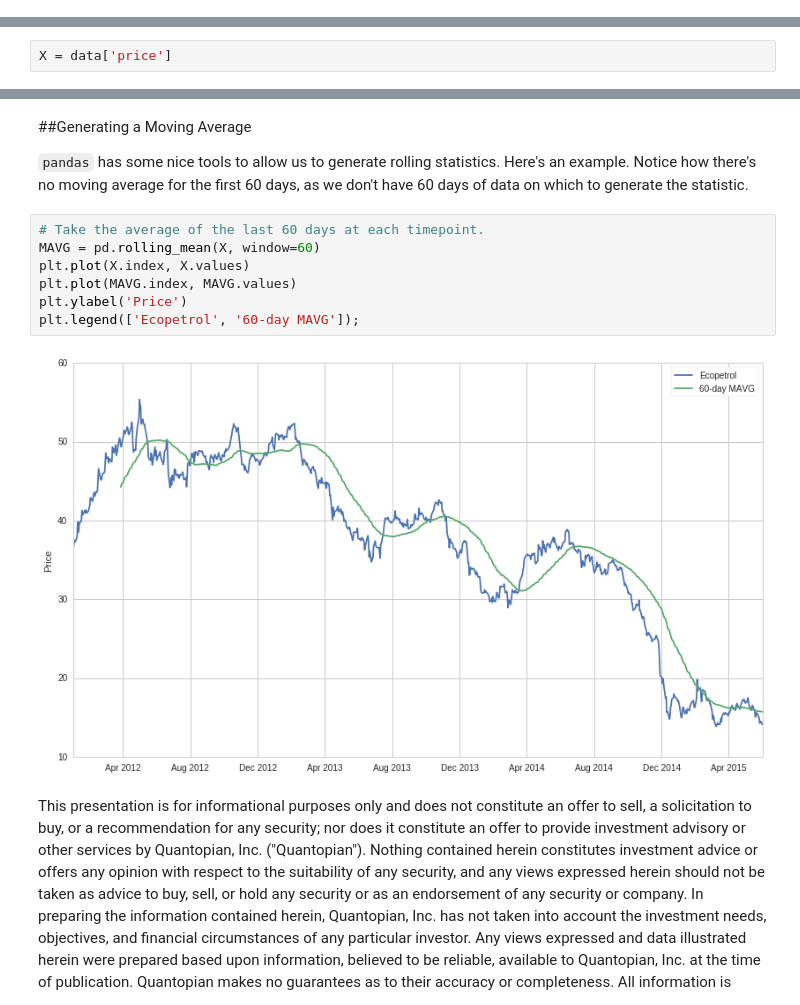
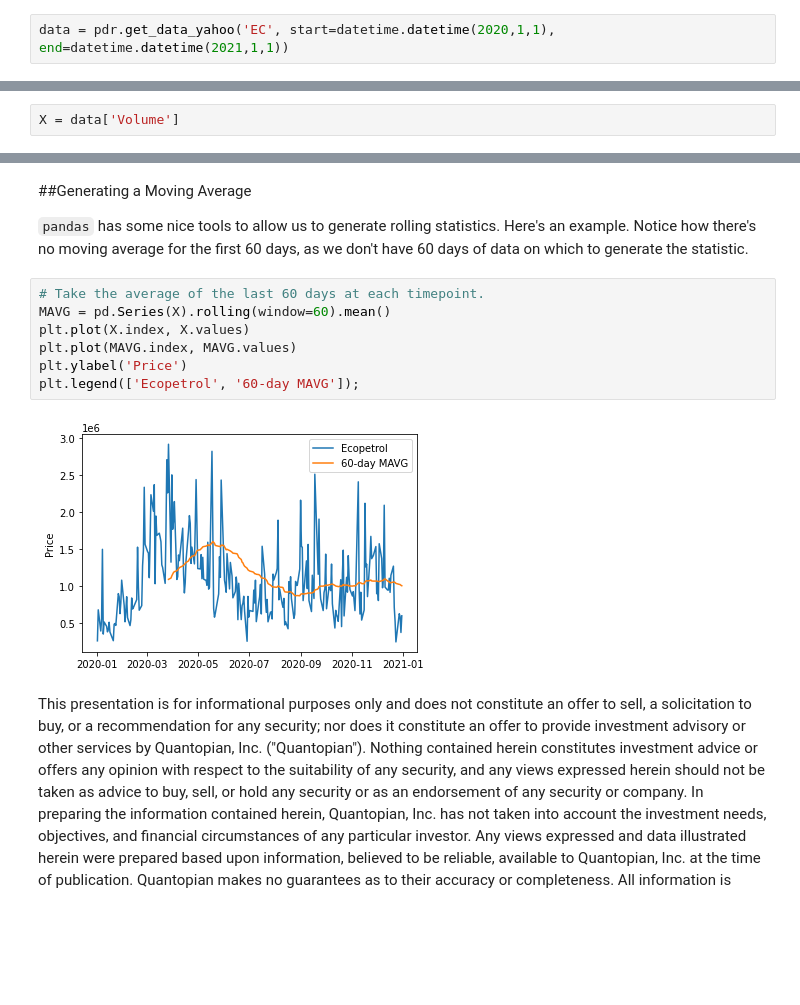
Before and after one commit to faferiab/AlgorithmsUN2021I, a Jupyter notebook: Lab1/faferiablecture1.ipynb, the cells around one changed output, grey strips where cells are left out. Drawn from its saved outputs; the diff is of its cells as text; blank space fills up the shorter version.

```diff
--- a/Lab1/faferiablecture1.ipynb
+++ b/Lab1/faferiablecture1.ipynb
@@ -136,3 +136,5 @@ data = get_pricing('EC', start_date='2012-1-1', end_date='2015-6-1')
+# %%
+data = pdr.get_data_yahoo('EC', start=datetime.datetime(2020,1,1), end=datetime.datetime(2021,1,1))
 # %% [markdown]
 Our data is now a dataframe. You can see the datetime index and the colums with different pricing data.
 # %%
@@ -159,7 +157,7 @@ data
 # %% [markdown]
 This is a pandas dataframe, so we can index in to just get price like this. For more info on pandas, please [click here](http://pandas.pydata.org/pandas-docs/stable/10min.html).
 # %%
-X = data['price']
+X = data['Volume']
 # %% [markdown]
 Because there is now also date information in our data, we provide two series to `.plot`. `X.index` gives us the datetime index, and `X.values` gives us the pricing values. These are used as the X and Y coordinates to make a graph.
 # %%
@@ -218,12 +216,12 @@ plt.legend(['Normally Distributed Returns']);
 `pandas` has some nice tools to allow us to generate rolling statistics. Here's an example. Notice how there's no moving average for the first 60 days, as we don't have 60 days of data on which to generate the statistic.
 # %%
 # Take the average of the last 60 days at each timepoint.
-MAVG = pd.rolling_mean(X, window=60)
+MAVG = pd.Series(X).rolling(window=60).mean()
 plt.plot(X.index, X.values)
 plt.plot(MAVG.index, MAVG.values)
 plt.ylabel('Price')
 plt.legend(['Ecopetrol', '60-day MAVG']);
 # %% [output]
-[figure, old version]
+[figure, new version]
 # %% [markdown]
 This presentation is for informational purposes only and does not constitute an offer to sell, a solicitation to buy, or a recommendation for any security; nor does it constitute an offer to provide investment advisory or other services by Quantopian, Inc. ("Quantopian"). Nothing contained herein constitutes investment advice or offers any opinion with respect to the suitability of any security, and any views expressed herein should not be taken as advice to buy, sell, or hold any security or as an endorsement of any security or company. In preparing the information contained herein, Quantopian, Inc. has not taken into account the investment needs, objectives, and financial circumstances of any particular investor. Any views expressed and data illustrated herein were prepared based upon information, believed to be reliable, available to Quantopian, Inc. at the time of publication. Quantopian makes no guarantees as to their accuracy or completeness. All information is subject to change and may quickly become unreliable for various reasons, including changes in market conditions or economic circumstances.
```
Also changed, not shown: parts of 20 cells of this notebook, 11 other files.
